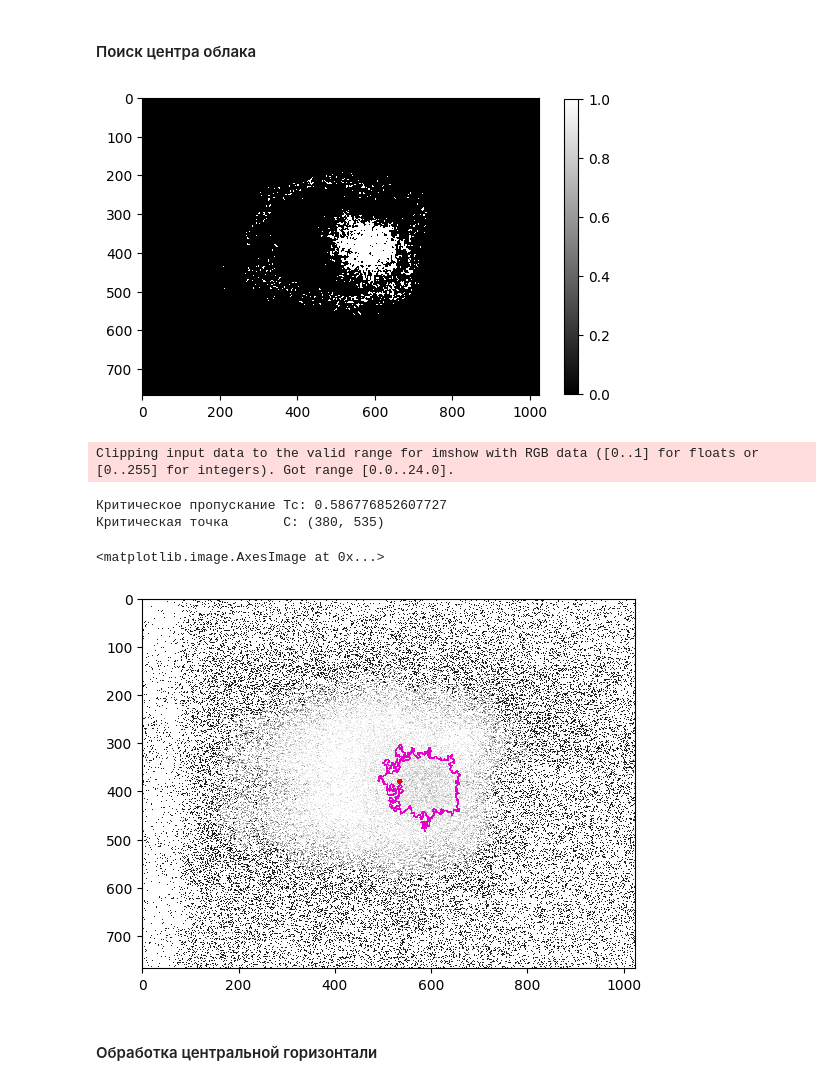
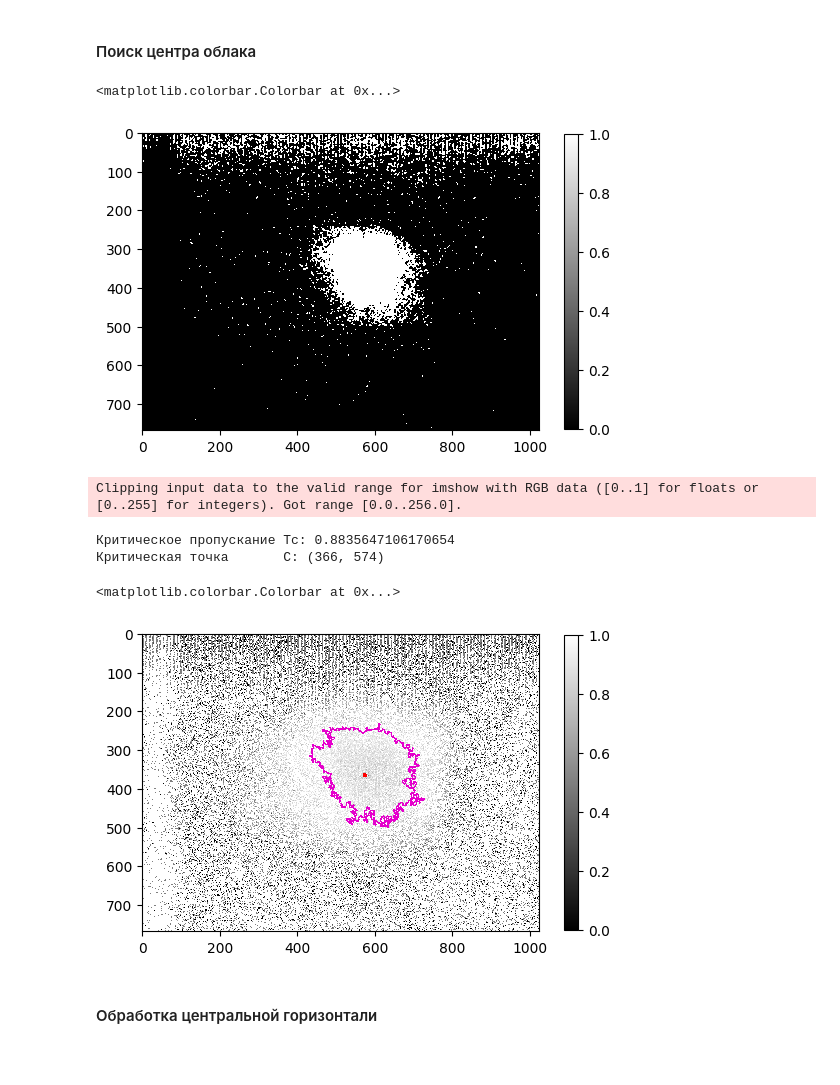
Before and after one commit to chekhyr/AbIm-soft, a Jupyter notebook: AI_Calcium.ipynb, the cells around one changed output. Saved outputs shown, nothing was run; the diff lists cells and outputs as text; code cells hidden in the pictures; blank space fills up the shorter version.

```diff
--- a/AI_Calcium.ipynb
+++ b/AI_Calcium.ipynb
@@ -21,13 +21,15 @@ c = 299792458 # [m/s]
 wavelength = (c/frequency) * 10 ** 2 # [cm]
 crosssection = (3 * wavelength ** 2 ) / (2 * np.pi) # [cm^2]
 
+rows, columns = (768, 1024)
 '''Калибровка'''# [cm/px]
-Kx_abs = 0.0008094308092914499
+Kx_abs = 0.0006272973203202318
 # %% [markdown]
 #### Обработка поглощения
 # %%
-file_abs = "image_10"
-directory = r"../2025-06-09_densityScan_b=35\d=6.38V//"
+file_abs = "image_4"
+directory = r"../2025-06-xx_densityScan-vrDetuning/b=35/d=6.38V//"
+#directory = r"../..//" #desktop
 
 '''Чтение и разбиение файла'''
 img = PIL.Image.open(directory + file_abs + ".tif") #initially a grayscale image
@@ -43,20 +45,18 @@ except EOFError: #end of frames case
 
 I_atoms = shots[0] #I
 I_lbeam = shots[1] #I0
-
-'''Определение количества пикселей по осям i и j'''
-rows, columns = I_atoms.shape
+bias = shots[2]
 # %%
-'''Приведение к uint8 и замена нулей, чтобы не возникало ошибок при делении матриц'''
-I_atoms = cv2.normalize(I_atoms, None, 1, 256, cv2.NORM_MINMAX, dtype=cv2.CV_16U)
-I_lbeam = cv2.normalize(I_lbeam, None, 1, 256, cv2.NORM_MINMAX, dtype=cv2.CV_16U)
+'''Приведение к uint16 и замена нулей, чтобы не возникало ошибок при делении матриц'''
+num = (I_atoms - bias).astype(np.uint16) + 1
+denom = (I_lbeam - bias).astype(np.uint16) + 1
 
 '''Определение пропускания T(x,y)'''
-T = (I_atoms/I_lbeam).astype(np.float32)
+T = (num/denom).astype(np.float32)
 
 '''Визуализация'''
 D = I_lbeam.astype(np.int16)-I_atoms.astype(np.int16)
-plt.imshow(D, cmap="plasma", interpolation="none")
+plt.imshow(D, cmap="cividis", interpolation="none")
 plt.colorbar(shrink=.8)
 # %% [output]
 <matplotlib.colorbar.Colorbar at 0x...>
@@ -71,16 +71,14 @@ for i in range(rows):
         if T[i, j] > 1:
             F[i, j] = 1
 
-'''Медианное сглаживание шумов'''
+ker = 57
+'''Сглаживание шумов'''
 M = cv2.medianBlur(F, 5)
+G = cv2.GaussianBlur(M, (ker, ker), 0)
 
-'''Пороговые значения'''
-UPPER_TRSH = .94
-DOWNR_TRSH = .82
-
-'''Фильтрация пропускания между пороговыми значениями'''
-S = np.where(M < DOWNR_TRSH, 1, M)
-_, binary = cv2.threshold(S, UPPER_TRSH, 1, cv2.THRESH_BINARY_INV)
+TRSH = .99
+'''Фильтрация пропускания ниже порогового значения'''
+_, binary = cv2.threshold(M, TRSH, 1, cv2.THRESH_BINARY_INV)
 # THRESH_BINARY_INV:
 #  ≤ TRSH = белые
 #  > TRSH = черные
@@ -89,34 +87,35 @@ _, binary = cv2.threshold(S, UPPER_TRSH, 1, cv2.THRESH_BINARY_INV)
 plt.imshow(binary, cmap="gray", interpolation='none')
 plt.colorbar(shrink=.8)
 # %% [output]
+<matplotlib.colorbar.Colorbar at 0x...>
-[figure, old version]
+[figure, new version]
 # %%
 '''Выделение контура поглощения'''
 contours, _ = cv2.findContours(binary.astype(np.uint8), cv2.RETR_EXTERNAL, cv2.CHAIN_APPROX_SIMPLE)
 assert contours != (), "Err: no contours found"
 
 largest_contour = max(contours, key=cv2.contourArea)
 
 ROI = np.zeros_like(T, dtype=np.uint8)
 cv2.drawContours(ROI, [largest_contour], -1, 255, thickness=cv2.FILLED)
 
 '''Нахождение минимума пропускания в нём'''
-min_val, _, (jc_abs, ic_abs), _ = cv2.minMaxLoc(T, mask=ROI)
+min_val, _, (jc_abs, ic_abs), _ = cv2.minMaxLoc(G, mask=ROI)
 print(f"Критическое пропускание\tTc: {min_val}\nКритическая точка\tC: {(ic_abs, jc_abs)} ")
 
 '''Отрисовка полученного контура'''
 output = cv2.cvtColor(T, cv2.COLOR_GRAY2BGR)  # Переводим в BGR для рисования
-#output = cv2.normalize(output, None, 0, 255, cv2.NORM_MINMAX, dtype=cv2.CV_8U)
 cv2.drawContours(output, [largest_contour], -1, (.9, 0, .8), 2)
 cv2.circle(output, (jc_abs, ic_abs), 6, (1., 0, 0), -1)
 output_rgb = cv2.cvtColor(output, cv2.COLOR_BGR2RGB)
-plt.imshow(output, interpolation='none')
+plt.imshow(output, interpolation='none', cmap="gray")
+plt.colorbar(shrink=.8)
 # %% [output]
-Clipping input data to the valid range for imshow with RGB data ([0..1] for floats or [0..255] for integers). Got range [0.0..24.0].
+Clipping input data to the valid range for imshow with RGB data ([0..1] for floats or [0..255] for integers). Got range [0.0..256.0].
-Критическое пропускание Tc: 0.586776852607727
-Критическая точка       C: (380, 535)
+Критическое пропускание Tc: 0.8835647106170654
+Критическая точка       C: (366, 574)
-<matplotlib.image.AxesImage at 0x...>
+<matplotlib.colorbar.Colorbar at 0x...>
-[figure, old version]
+[figure, new version]
 # %% [markdown]
 #### Обработка центральной горизонтали
 # %%
```
Also changed, not shown: parts of 4 cells of this notebook, 1 other file.
